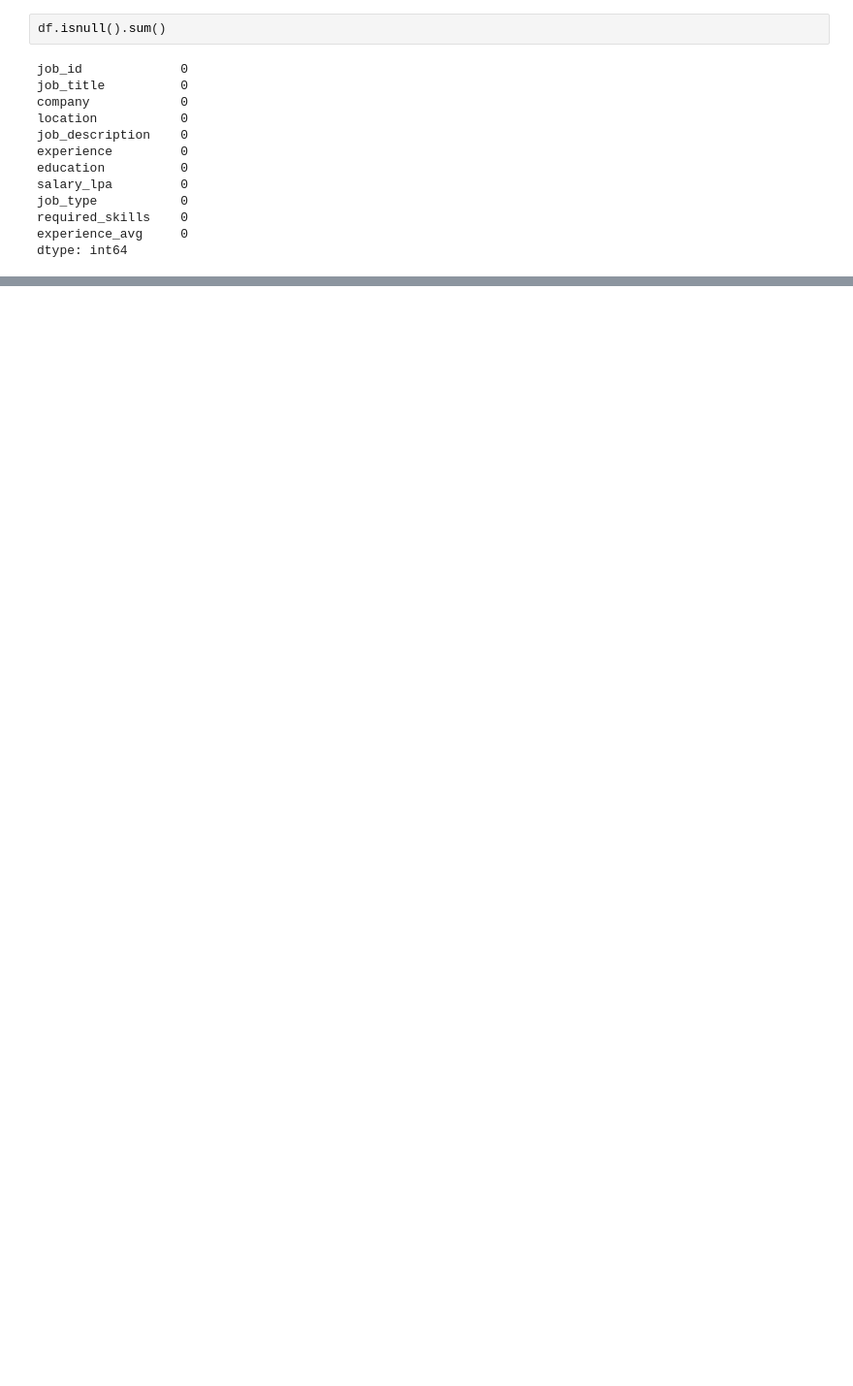
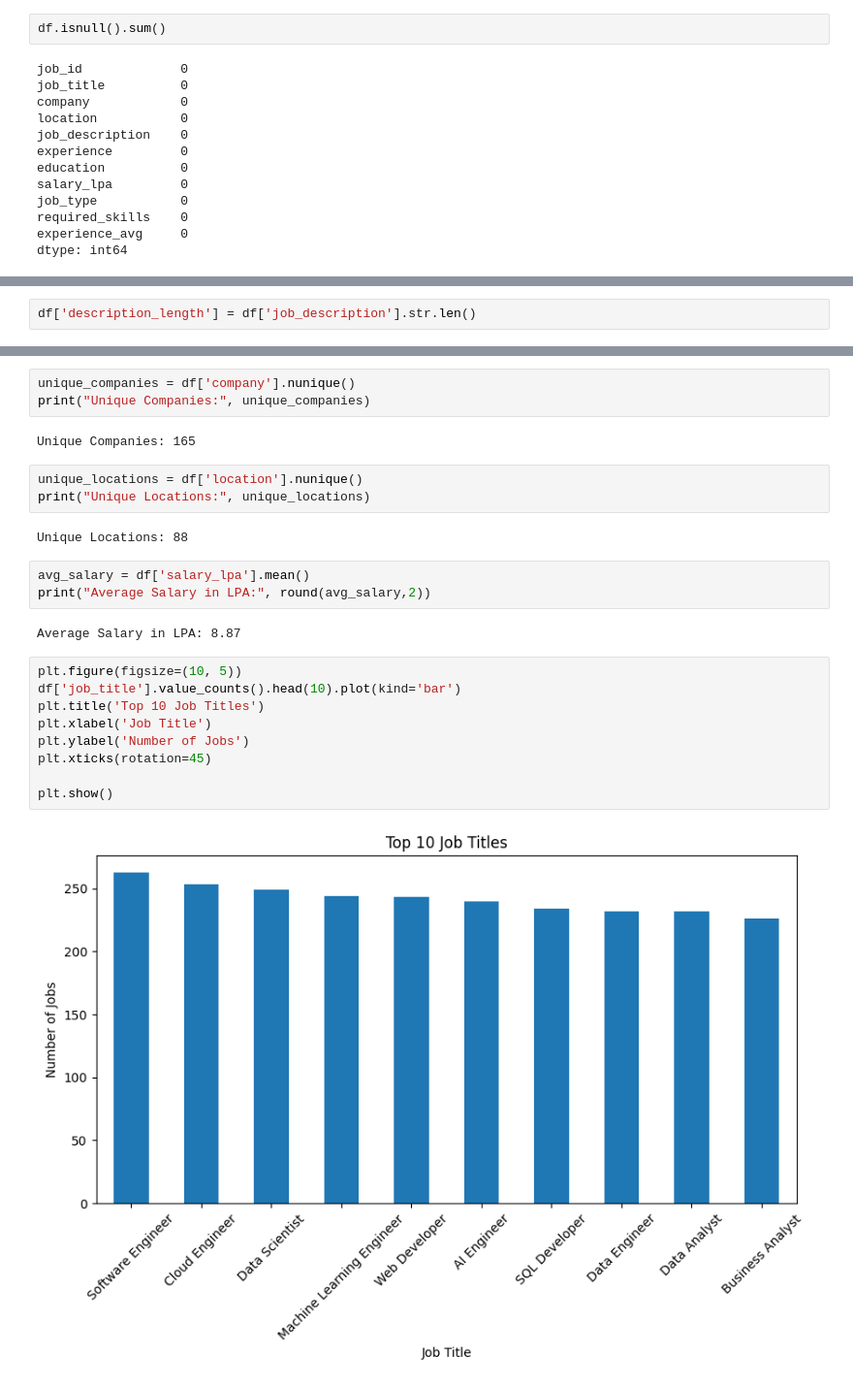
Before and after one commit to avi-padghan/Internship-Repository, a Jupyter notebook: NLP Project/code.ipynb, the cells around one changed output, grey strips where cells are left out. Shown at 97% size. Saved outputs shown, nothing was run; the diff lists cells and outputs as text; blank space fills up the shorter version.

```diff
--- a/NLP Project/code.ipynb
+++ b/NLP Project/code.ipynb
@@ -318,0 +362,2 @@ memory usage: 1.4+ MB
+# %%
+df['description_length'] = df['job_description'].str.len()
@@ -318,0 +407,26 @@ memory usage: 1.4+ MB
+# %%
+unique_companies = df['company'].nunique()
+print("Unique Companies:", unique_companies)
+# %% [output]
+Unique Companies: 165
+# %%
+unique_locations = df['location'].nunique()
+print("Unique Locations:", unique_locations)
+# %% [output]
+Unique Locations: 88
+# %%
+avg_salary = df['salary_lpa'].mean()
+print("Average Salary in LPA:", round(avg_salary,2))
+# %% [output]
+Average Salary in LPA: 8.87
+# %%
+plt.figure(figsize=(10, 5))
+df['job_title'].value_counts().head(10).plot(kind='bar')
+plt.title('Top 10 Job Titles')
+plt.xlabel('Job Title')
+plt.ylabel('Number of Jobs')
+plt.xticks(rotation=45)
+
+plt.show()
+# %% [output]
+[figure, added]
```
Also changed, not shown: parts of 275 cells of this notebook, 15 other files.
